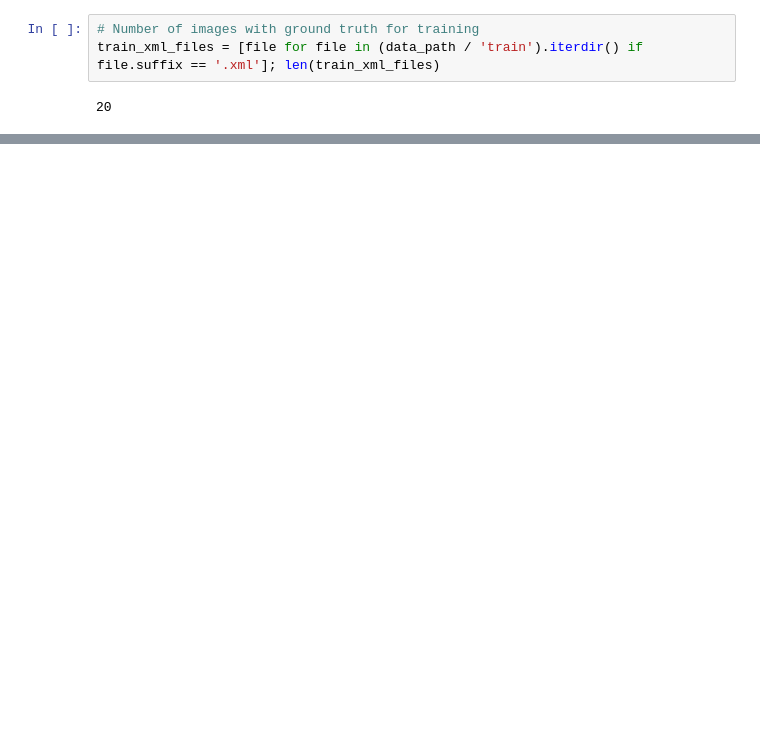
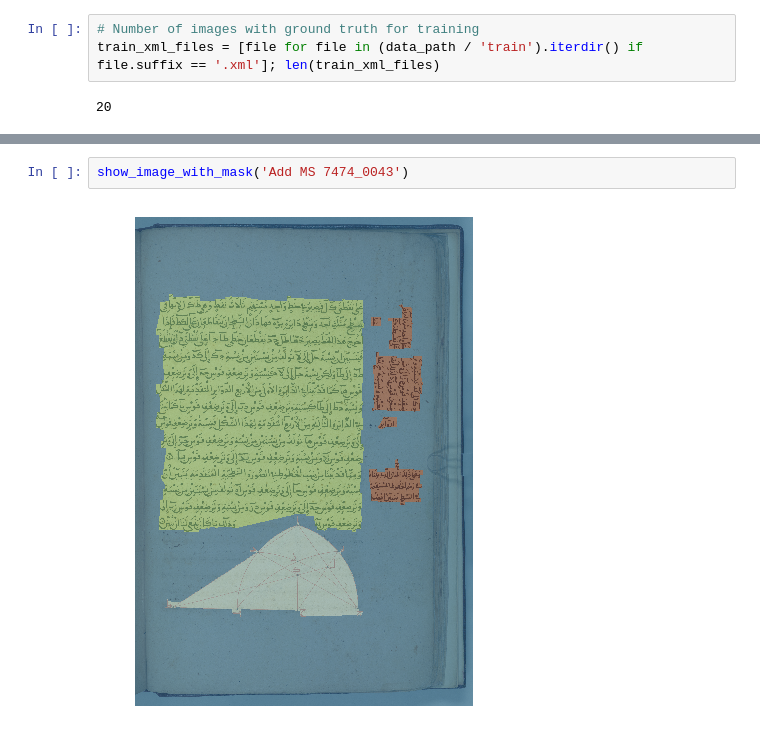
Before and after one commit to uwaisiqbal/RASM2019, a Jupyter notebook: notebooks/Data Preperation.ipynb, the cells around one changed output, grey strips where cells are left out. Saved outputs shown, nothing was run; the diff lists cells and outputs as text; blank space fills up the shorter version.

```diff
--- a/notebooks/Data Preperation.ipynb
+++ b/notebooks/Data Preperation.ipynb
@@ -226,0 +232,4 @@ Or 13006_0042
+# %%
+show_image_with_mask('Add MS 7474_0043')
+# %% [output]
+[figure, added]
```
Also changed, not shown: parts of 17 cells of this notebook.
